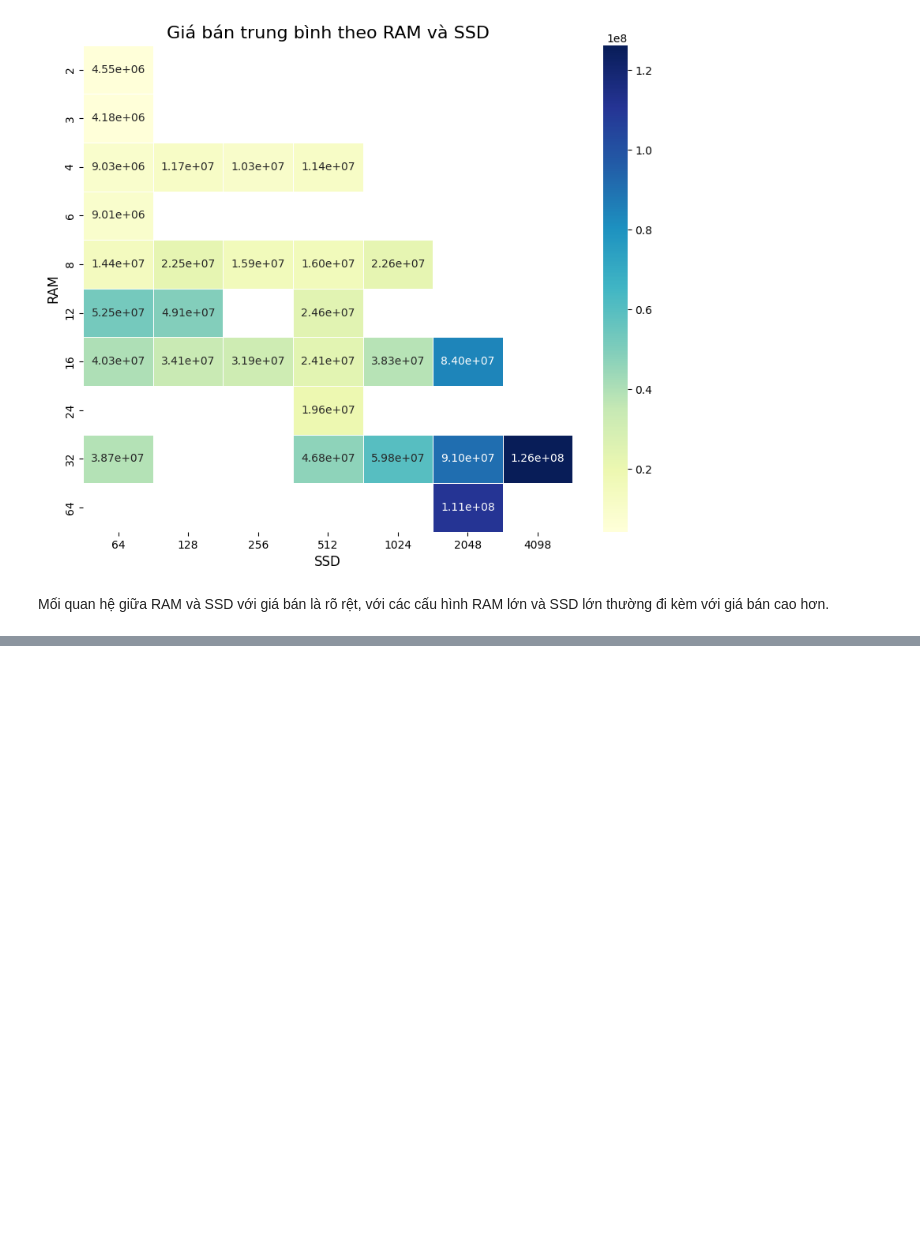
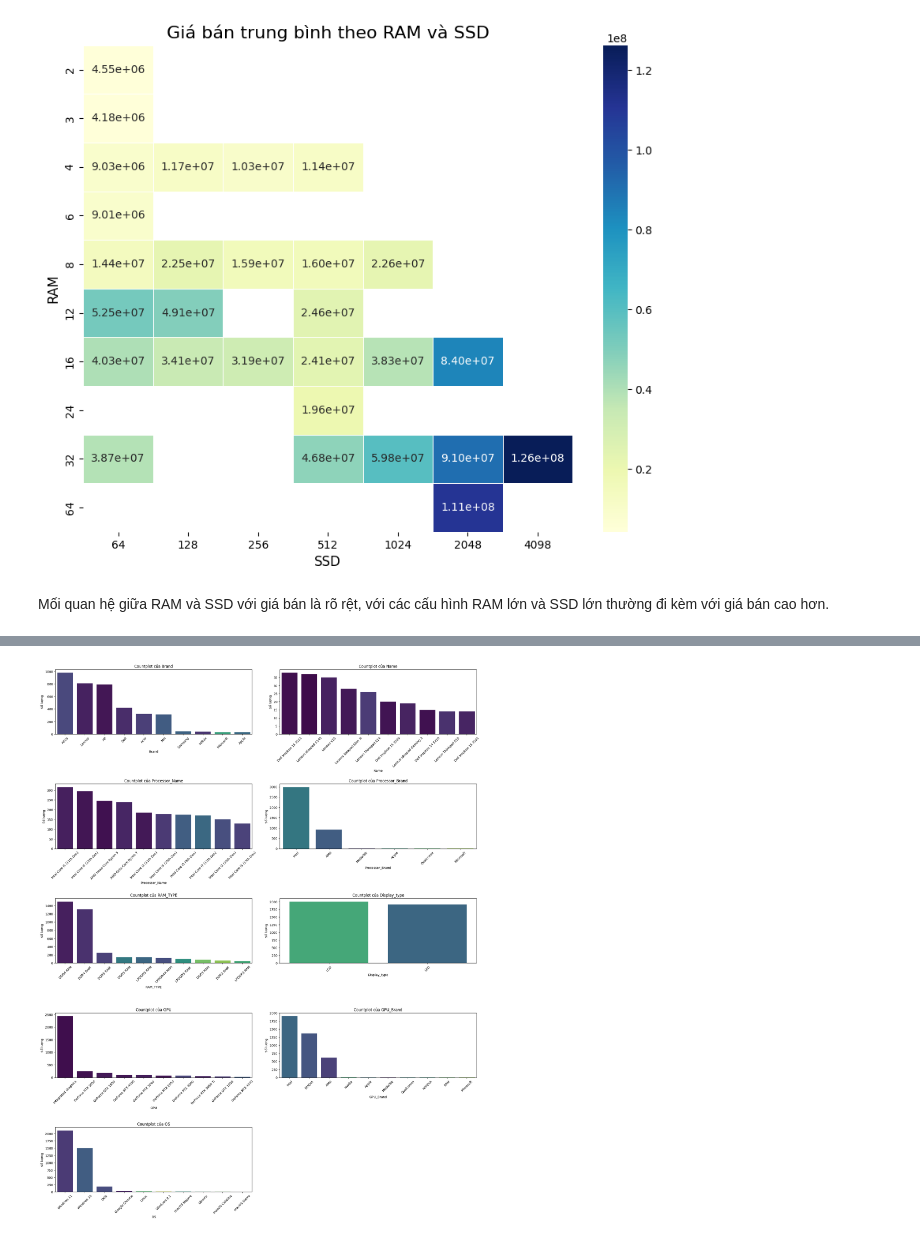
Before and after one commit to NguyenNgocThanhSang/laptop-prices-analysis, a Jupyter notebook: Sources/EDA.ipynb, the cells around one changed output, grey strips where cells are left out. Drawn from its saved outputs; the diff is of its cells as text; code cells hidden in the pictures; blank space fills up the shorter version.

```diff
--- a/Sources/EDA.ipynb
+++ b/Sources/EDA.ipynb
@@ -408,0 +429,20 @@ Mối quan hệ giữa RAM và SSD với giá bán là rõ rệt, với các c
+# %%
+# sử dụng countplot để thể hiện tần suất giá trị của các biến phân loại
+# tạo biểu đồ countplot
+plt.figure(figsize=(20, 25))
+for i, col in enumerate(categorical_columns, 1):
+    plt.subplot(5, 2, i)  # Tạo lưới 5x2
+    # Nếu một biến có quá nhiều loại, chỉ lấy 10 loại có nhiều giá trị nhất
+    top_n = 10
+    order = df[col].value_counts().head(top_n).index
+    sns.countplot(x=col, data=df, order=order, hue=col, palette="viridis", legend=False)
+    plt.title(f'Countplot của {col}', fontsize=12)
+    plt.xlabel(col, fontsize=10)
+    plt.ylabel('Số lượng', fontsize=10)
+    plt.xticks(rotation=45, fontsize=10)  # Xoay nhãn trục x để dễ đọc
+
+# Tự động căn chỉnh khoảng cách giữa các biểu đồ
+plt.tight_layout(pad=2.0)
+plt.show()
+# %% [output]
+[figure, added]
```
Also changed, not shown: parts of 20 cells of this notebook, 1 other file.
